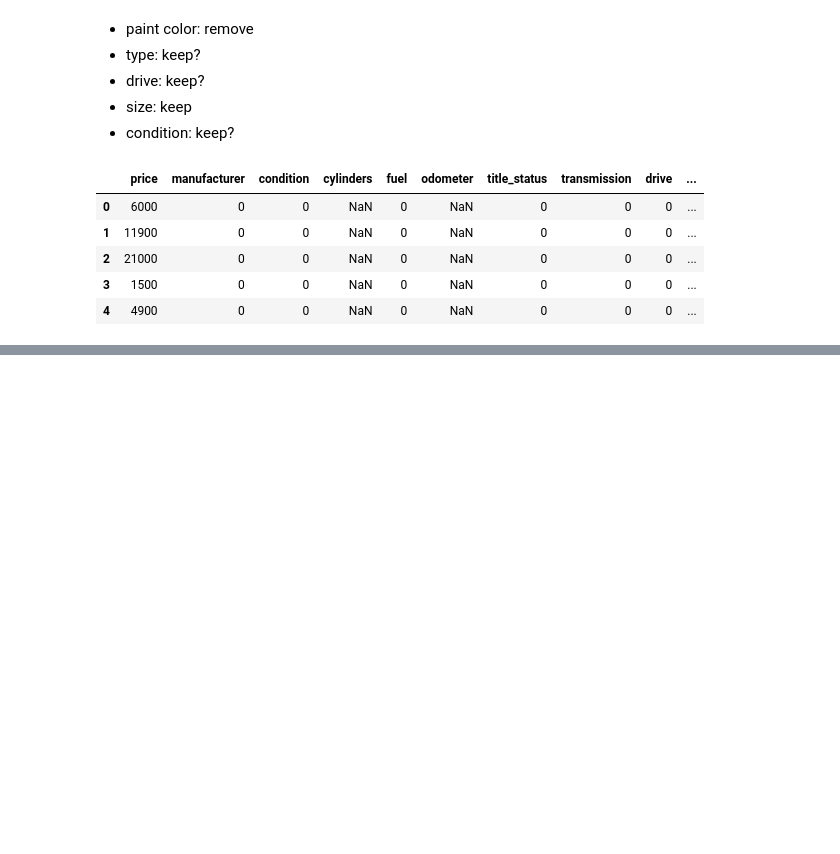
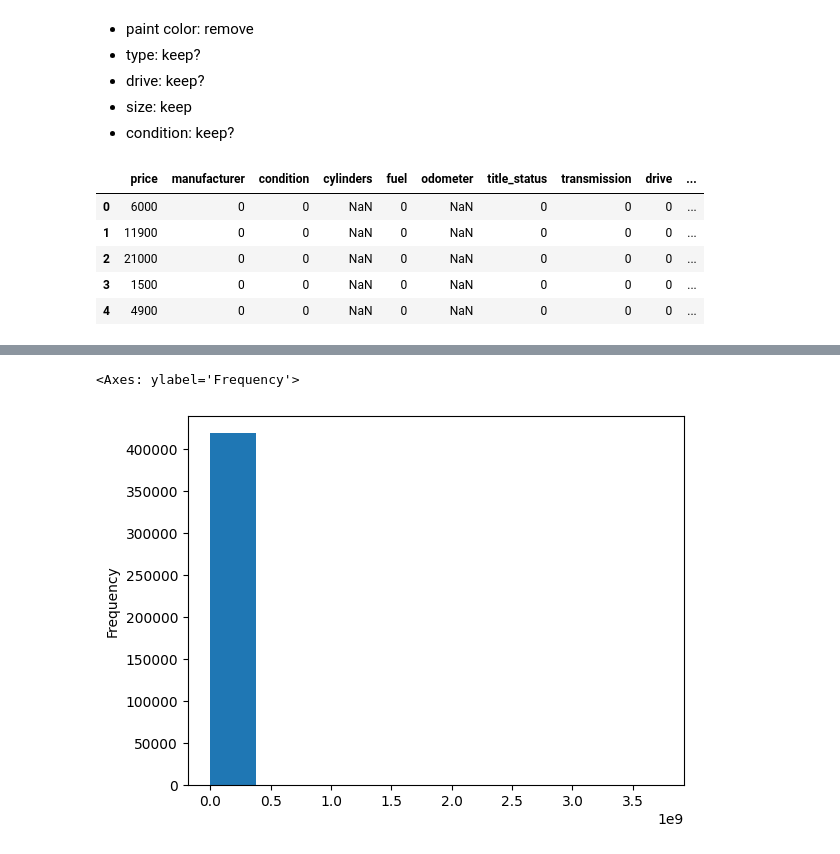
Before and after one commit to wetherc/data-2000, a Jupyter notebook: labs/040_linear-models-lab.ipynb, the cells around one changed output, grey strips where cells are left out. Saved outputs shown, nothing was run; the diff lists cells and outputs as text; code cells hidden in the pictures; blank space fills up the shorter version.

```diff
--- a/labs/040_linear-models-lab.ipynb
+++ b/labs/040_linear-models-lab.ipynb
@@ -622,0 +351,5 @@ data.describe()
+# %%
+data["price"].plot.hist()
+# %% [output]
+<Axes: ylabel='Frequency'>
+[figure, added]
```
Also changed, not shown: parts of 51 cells of this notebook.
